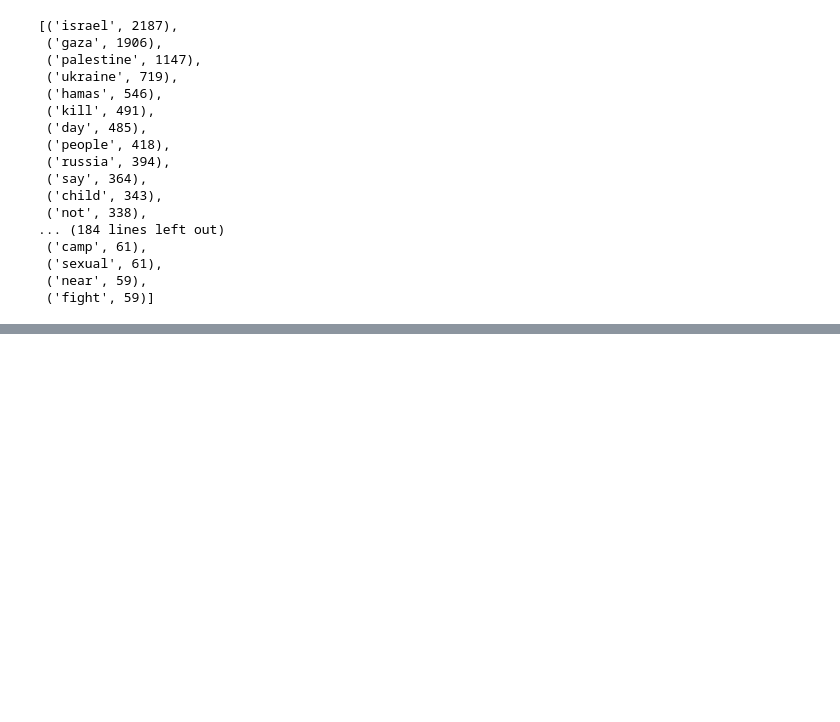
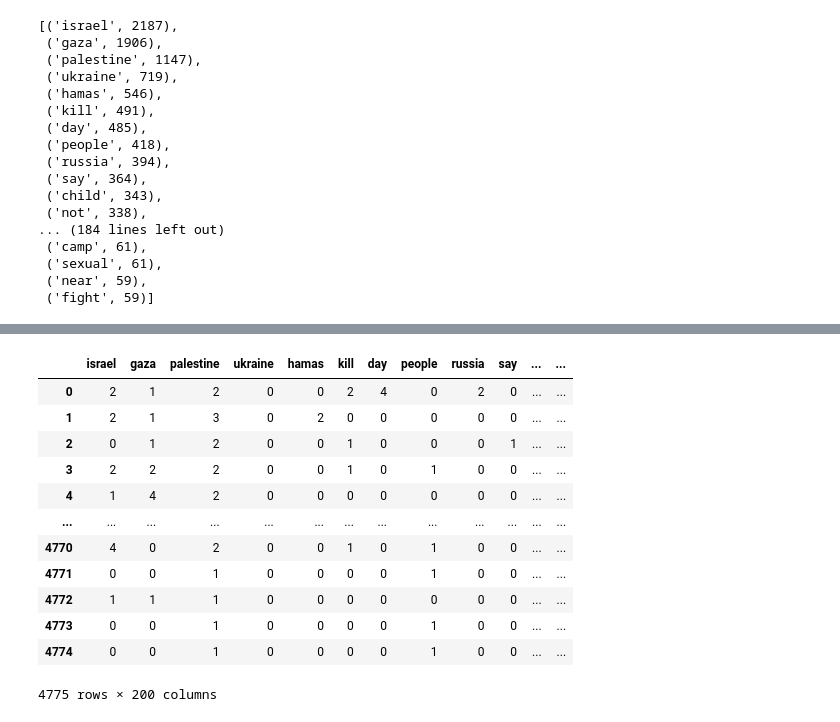
Before and after one commit to Ismailea4/Projet-PFA, a Jupyter notebook: Cleaning_data.ipynb, the cells around one changed output, grey strips where cells are left out. Cells and saved outputs as stored; diff of their text form; code cells hidden in the pictures; blank space fills up the shorter version.

```diff
--- a/Cleaning_data.ipynb
+++ b/Cleaning_data.ipynb
@@ -494,0 +410,28 @@ rocks : walked
+# %%
+def create_feature_occurrence_table(comments, features):
+    # Initialize an empty dictionary to store the feature counts
+    feature_counts = {}
+
+    # Iterate over each feature
+    for feature in features:
+        # Initialize an empty list to store the occurrence counts for the feature
+        counts = []
+
+        # Iterate over each comment
+        for comment in comments:
+            # Count the occurrences of the feature in the comment
+            count = comment.count(feature)
+            # Append the count to the list
+            counts.append(count)
+
+        # Store the list of counts in the feature_counts dictionary
+        feature_counts[feature] = counts
+
+    # Create a DataFrame from the feature_counts dictionary
+    df = pd.DataFrame(feature_counts)
+
+    # Return the DataFrame
+    return df
+# %%
+Most = c.most_common(200)
+df3
@@ -494,0 +452,22 @@ rocks : walked
+# %%
+columns=[]
+for i in Most:
+    columns.append(i[0])
+# %%
+texts=list(df3['text'])
+# %%
+create_feature_occurrence_table(texts,columns)
+# %% [output]
+|  | israel | gaza | palestine | ukraine | hamas | kill | day | people | russia | say | ... | ... |
+| 0 | 2 | 1 | 2 | 0 | 0 | 2 | 4 | 0 | 2 | 0 | ... | ... |
+| 1 | 2 | 1 | 3 | 0 | 2 | 0 | 0 | 0 | 0 | 0 | ... | ... |
+| 2 | 0 | 1 | 2 | 0 | 0 | 1 | 0 | 0 | 0 | 1 | ... | ... |
+| 3 | 2 | 2 | 2 | 0 | 0 | 1 | 0 | 1 | 0 | 0 | ... | ... |
+| 4 | 1 | 4 | 2 | 0 | 0 | 0 | 0 | 0 | 0 | 0 | ... | ... |
+| ... | ... | ... | ... | ... | ... | ... | ... | ... | ... | ... | ... | ... |
+| 4770 | 4 | 0 | 2 | 0 | 0 | 1 | 0 | 1 | 0 | 0 | ... | ... |
+| 4771 | 0 | 0 | 1 | 0 | 0 | 0 | 0 | 1 | 0 | 0 | ... | ... |
+| 4772 | 1 | 1 | 1 | 0 | 0 | 0 | 0 | 0 | 0 | 0 | ... | ... |
+| 4773 | 0 | 0 | 1 | 0 | 0 | 0 | 0 | 1 | 0 | 0 | ... | ... |
+| 4774 | 0 | 0 | 1 | 0 | 0 | 0 | 0 | 1 | 0 | 0 | ... | ... |
+4775 rows × 200 columns
```
Also changed, not shown: parts of 46 cells of this notebook.
